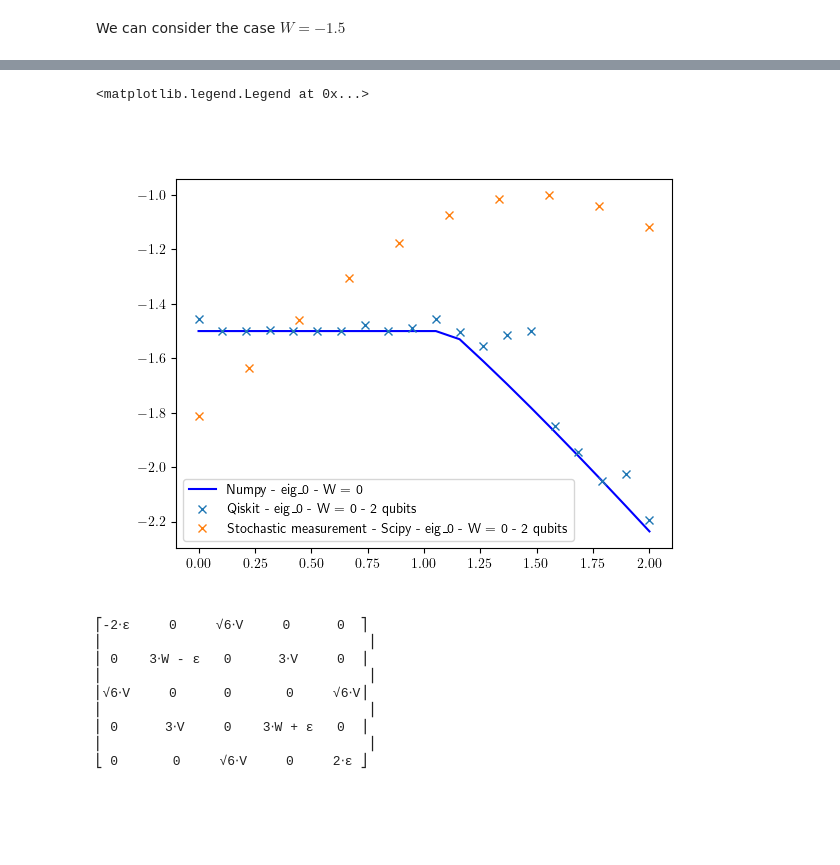
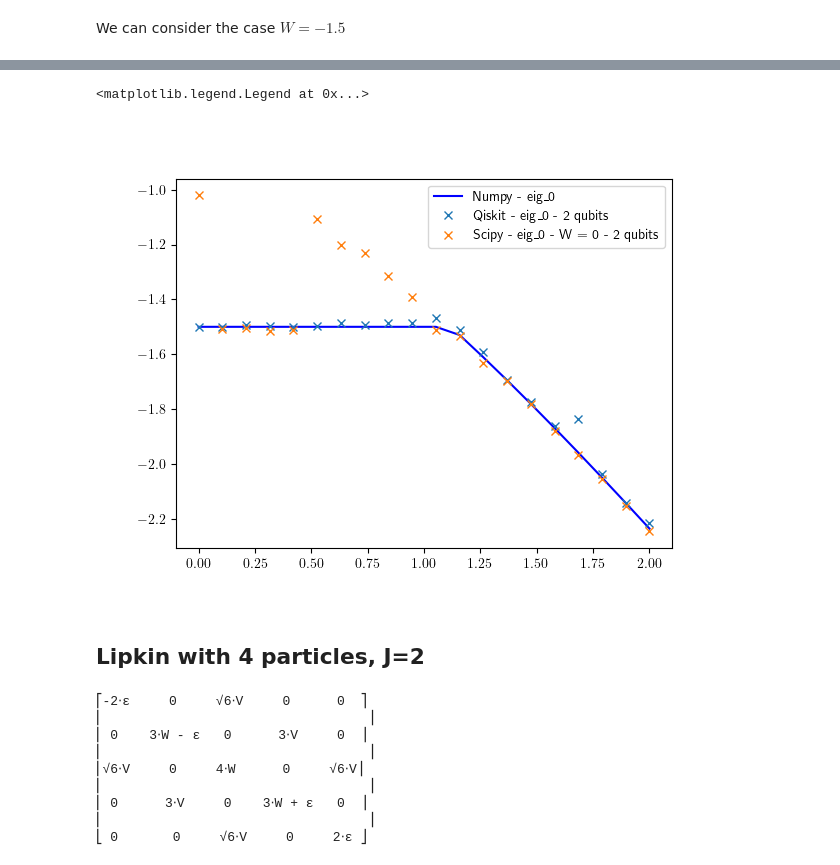
Before and after one commit to elepiersan/FYS5419-Piersanti, a Jupyter notebook: Project1/Project1.ipynb, the cells around one changed output, grey strips where cells are left out. Drawn from its saved outputs; the diff is of its cells as text; code cells hidden in the pictures; blank space fills up the shorter version.

```diff
--- a/Project1/Project1.ipynb
+++ b/Project1/Project1.ipynb
@@ -595,0 +789,3 @@ for i, lmbda in enumerate(tqdm(np.linspace(0,1,20))):
+# %%
+ansatz = TwoLocal(num_qubits=2, rotation_blocks=["rx","ry"], entanglement_blocks="cx", reps=0)
+print(ansatz.draw(output='text'))
@@ -628,11 +840,11 @@ def Hamiltonian_Lipkin(N=2, epsilon=1.0, V=1.0, W=1.0, print_H=False):
         ])
     elif N == 4:
         H_sym = sp.Matrix([
-            [-2*eps_sym,         0, sp.sqrt(6)*V_sym,         0,           0],
-            [         0, -eps_sym+3*W_sym,         0,      3*V_sym,           0],
-            [ sp.sqrt(6)*V_sym,         0,         0,         0, sp.sqrt(6)*V_sym],
-            [         0,      3*V_sym,         0, eps_sym+3*W_sym,         0],
-            [         0,         0, sp.sqrt(6)*V_sym,         0,   2*eps_sym]
+            [-2*eps_sym,      0,      sp.sqrt(6)*V_sym,       0,       0],
+            [       0, -eps_sym+3*W_sym,      0,     3*V_sym,       0],
+            [    sp.sqrt(6)*V_sym,       0,      4*W_sym,       0,     sp.sqrt(6)*V_sym],
+            [       0,     3*V_sym,       0, eps_sym+3*W_sym,      0],
+            [       0,       0,     sp.sqrt(6)*V_sym,       0,     2*eps_sym]
         ])
     else:
         print("N must be 2 or 4")
@@ -845,7 +1043,6 @@ for i, V in enumerate(np.linspace(0,2,n)):
 # %%
 W = -1.5
 n = 20
-
 # we will iterate over these different optimizers
 estimator = Estimator(options={"shots": 1024})
 optimizer = SPSA(maxiter=400)
@@ -855,8 +1052,7 @@ for i, V in enumerate(tqdm(np.linspace(0,2,n))):
     hamiltonian_2p_Wminus1_5 = SparsePauliOp.from_list(
         [("ZI", epsilon/2), ("IZ", epsilon/2), ("XX", (-V+W)/2), ("YY", (W+V)/2)]
     )
-    ansatz = TwoLocal(num_qubits=2, rotation_blocks=["rx","ry"], entanglement_blocks="cx", reps=1)
+    ansatz = TwoLocal(num_qubits=2, rotation_blocks=["rx","ry"], entanglement_blocks="cz", reps=2)
     vqe = VQE(estimator, ansatz, optimizer)
     result = vqe.compute_minimum_eigenvalue(operator=hamiltonian_2p_Wminus1_5)
-    print(result.eigenvalue.real)
     minimum_eigenvalues_2p_Wminus1_5 +=[result.eigenvalue.real]
@@ -877,21 +1059,21 @@ for i, V in enumerate(tqdm(np.linspace(0,2,n))):
 # %%
 number_shots = 10_000
-v_vals = np.linspace(0.0, 2.0, 10)
+v_vals = np.linspace(0.0, 2.0, 20)
 min_energy_scipy = np.zeros(len(v_vals))
 w=-1.5
 for index, v in enumerate(tqdm(v_vals)):
     angles_start = np.random.uniform(low = 0, high = np.pi, size = 4)
-    res = minimize(get_energy, angles_start, args = (v, w, number_shots), method = 'Powell', options = {'maxiter': 1000}, tol = 1e-5)
+    res = minimize(get_energy, angles_start, args = (v, w, number_shots), method = 'Powell', options = {'maxiter': 3000}, tol = 1e-15)
+
     min_energy_scipy[index] = res.fun
-    # print(res.message)
 # %%
 plt.figure()
-plt.plot(np.linspace(0,2,n), Eigenvalue_2p_Wminus1_5[0,:], linestyle="-", color="blue", label="Numpy - eig_0 - W = 0")
+plt.plot(np.linspace(0,2,n), Eigenvalue_2p_Wminus1_5[0,:], linestyle="-", color="blue", label="Numpy - eig_0 ")
 
-plt.plot(np.linspace(0,2,n), minimum_eigenvalues_2p_Wminus1_5, marker="x", linestyle="", label="Qiskit - eig_0 - W = 0 - 2 qubits")
-plt.plot(v_vals, min_energy_scipy, marker="x", linestyle="", label="Stochastic measurement - Scipy - eig_0 - W = 0 - 2 qubits")
+plt.plot(np.linspace(0,2,n), minimum_eigenvalues_2p_Wminus1_5, marker="x", linestyle="", label="Qiskit - eig_0 - 2 qubits")
+plt.plot(v_vals, min_energy_scipy, marker="x", linestyle="", label="Scipy - eig_0 - W = 0 - 2 qubits")
 
 plt.legend()
 # %% [output]
 <matplotlib.legend.Legend at 0x...>
-[figure, old version]
+[figure, new version]
@@ -908,3 +1080,5 @@ for index, v in enumerate(tqdm(v_vals)):
+# %% [markdown]
+## Lipkin with 4 particles, J=2
 # %%
 H_Lipkin_4p = Hamiltonian_Lipkin(N=4, print_H=True)
 # %% [output]
@@ -912,7 +1086,7 @@ H_Lipkin_4p = Hamiltonian_Lipkin(N=4, print_H=True)
 ⎢                                  ⎥
 ⎢ 0    3⋅W - ε   0      3⋅V     0  ⎥
 ⎢                                  ⎥
-⎢√6⋅V     0      0       0     √6⋅V⎥
+⎢√6⋅V     0     4⋅W      0     √6⋅V⎥
 ⎢                                  ⎥
 ⎢ 0      3⋅V     0    3⋅W + ε   0  ⎥
 ⎢                                  ⎥
```
Also changed, not shown: parts of 79 cells of this notebook, 7 other files.
